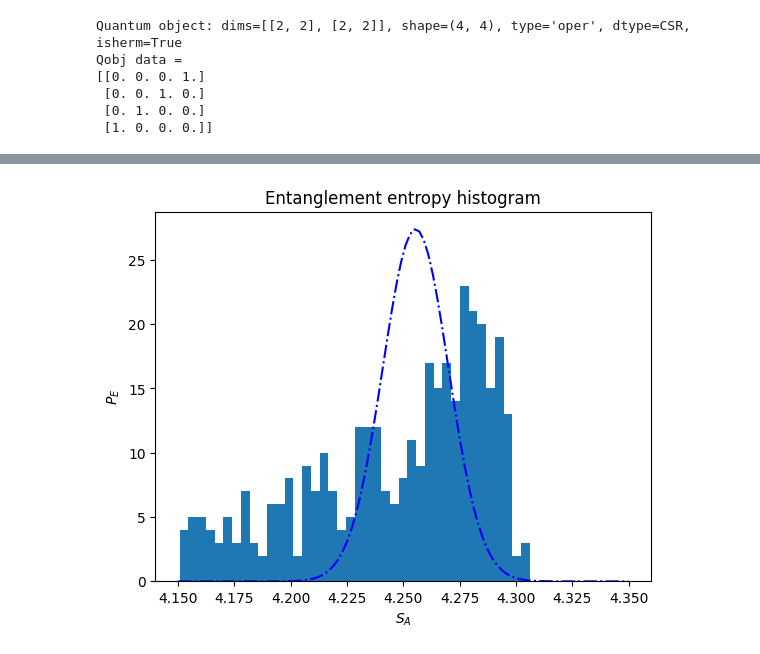
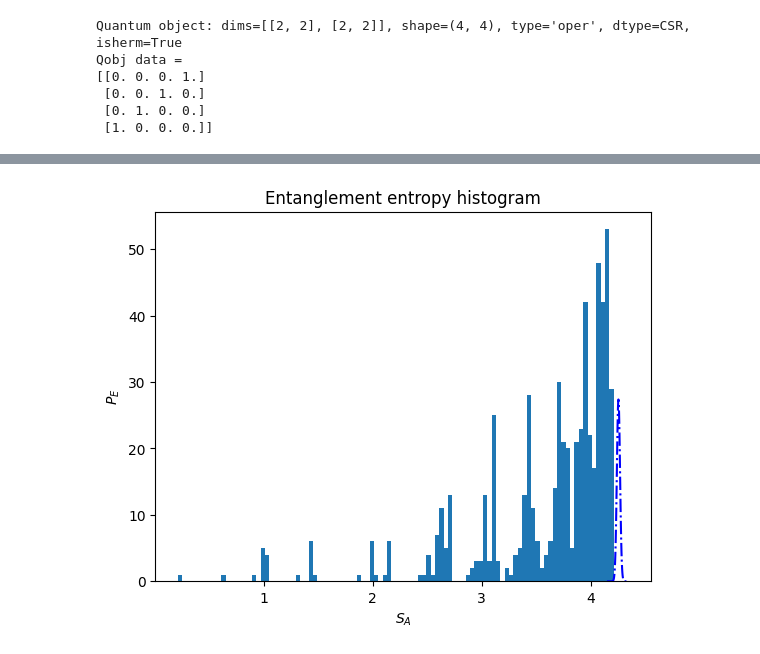
Before and after one commit to lo568los/DeepTherm, a Jupyter notebook: Test_codes3.ipynb, the cells around one changed output, grey strips where cells are left out. Cells and saved outputs as stored; diff of their text form; code cells hidden in the pictures.

```diff
--- a/Test_codes3.ipynb
+++ b/Test_codes3.ipynb
@@ -293,24 +296,24 @@ entanglement_entropy_list [4.267546884284627, 4.1805845016578616, 4.266113196358
 # %%
 #We wish to plot a histogram of the entanglement entropy. First we filter the entanglement entropy list to remove the outliers (values outside the range [4.15, 4.35])
 
-entanglement_entropy_list = np.loadtxt(f'ee_mfim__N=14,Na=7,h=0.30,g=1.08,a=7927,b=8527.txt')
+entanglement_entropy_list = np.loadtxt(f'ee_mfim__N=14,Na=7,h=0.81,g=0.90,a=8119,b=8719.txt')
 ee_filtered = []
 for i in range(len(entanglement_entropy_list)):
     if entanglement_entropy_list[i] > 4.15 and entanglement_entropy_list[i] < 4.35:
         ee_filtered.append(entanglement_entropy_list[i])
 
-plt.hist(ee_filtered, bins=40)
+plt.hist(entanglement_entropy_list, bins=100)
 plt.xlabel(r'$S_A$')
 plt.ylabel(r'$P_E$')
 plt.title('Entanglement entropy histogram')
 
 ##Let us plot the BD distribution on top
 
 x = np.linspace(4.15,4.35,100)
 mu = mu_BD(f,L,m=0.5) #4.2652
 sigma = np.sqrt(2)*0.0103
 
 plt.plot(x, gaussian(x, mu, sigma), 'b-.', label='BD')
 plt.show()
 # %% [output]
-[figure, old version]
+[figure, new version]
```
Also changed, not shown: parts of 10 cells of this notebook, 6 other files.
